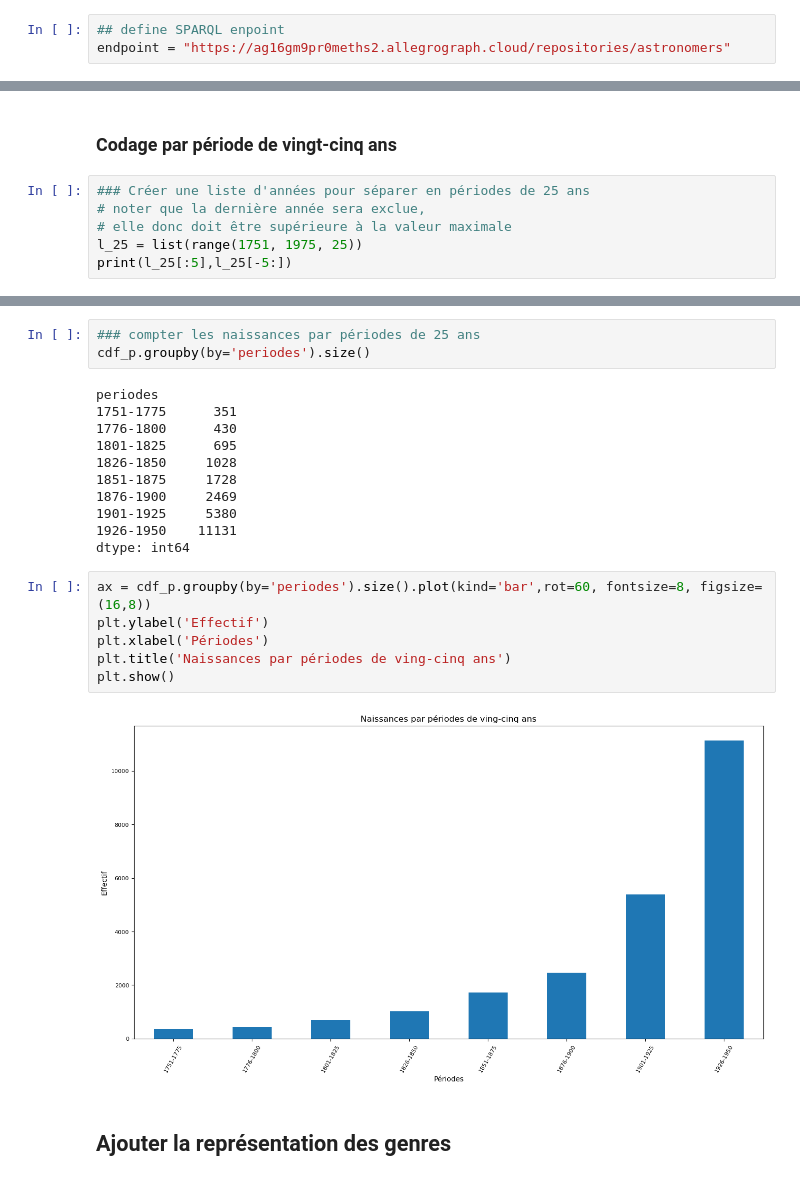
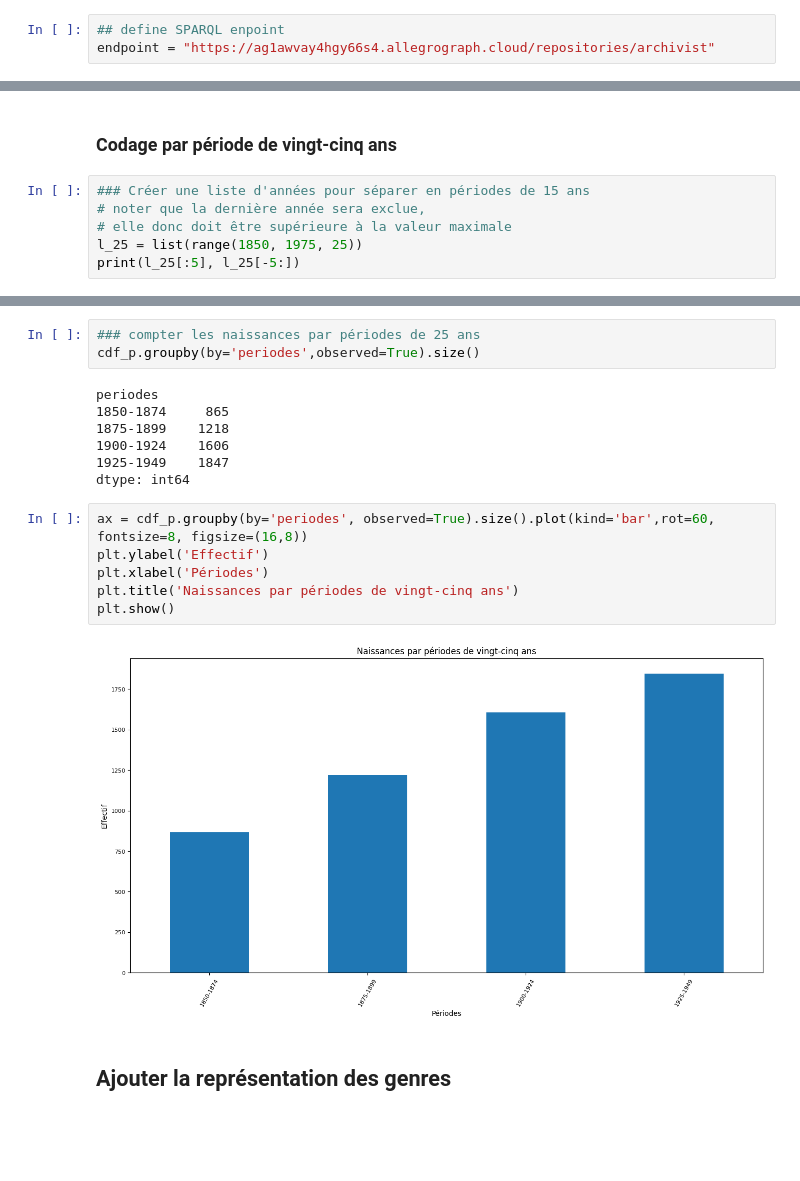
Before and after one commit to mroylem/archivist, a Jupyter notebook: sparqlnotebook/wdt_distribution_naissances_triplestore.ipynb, the cells around one changed output, grey strips where cells are left out. Drawn from its saved outputs; the diff is of its cells as text; blank space fills up the shorter version.

Commit message:
Distribution par naissance
Create the doc

```diff
--- a/sparqlnotebook/wdt_distribution_naissances_triplestore.ipynb
+++ b/sparqlnotebook/wdt_distribution_naissances_triplestore.ipynb
@@ -47,7 +47,7 @@ import sparql_functions as spqf
 On exécute la requête grâce à une fonction de la librairie locale qui réalise la mise en forme
 # %%
 ## define SPARQL enpoint
-endpoint = "https://ag16gm9pr0meths2.allegrograph.cloud/repositories/astronomers"
+endpoint = "https://ag1awvay4hgy66s4.allegrograph.cloud/repositories/archivist"
 # %%
 query = """
 PREFIX wd: <http://www.wikidata.org/entity/>
@@ -228,9 +228,9 @@ print(min(cdf_p['birthYear']), max(cdf_p['birthYear']))
 # %% [markdown]
 ### Codage par période de vingt-cinq ans
 # %%
-### Créer une liste d'années pour séparer en périodes de 25 ans
+### Créer une liste d'années pour séparer en périodes de 15 ans
 # noter que la dernière année sera exclue,
 # elle donc doit être supérieure à la valeur maximale
-l_25 = list(range(1751, 1975, 25))
-print(l_25[:5],l_25[-5:])
+l_25 = list(range(1850, 1975, 25))
+print(l_25[:5], l_25[-5:])
 # %% [output]
@@ -256,25 +256,21 @@ cdf_p.head(3)
 # %%
 ### compter les naissances par périodes de 25 ans
-cdf_p.groupby(by='periodes').size()
+cdf_p.groupby(by='periodes',observed=True).size()
 # %% [output]
 periodes
-1751-1775      351
-1776-1800      430
-1801-1825      695
-1826-1850     1028
-1851-1875     1728
-1876-1900     2469
-1901-1925     5380
-1926-1950    11131
+1850-1874     865
+1875-1899    1218
+1900-1924    1606
+1925-1949    1847
 dtype: int64
 # %%
-ax = cdf_p.groupby(by='periodes').size().plot(kind='bar',rot=60, fontsize=8, figsize=(16,8))
+ax = cdf_p.groupby(by='periodes', observed=True).size().plot(kind='bar',rot=60, fontsize=8, figsize=(16,8))
 plt.ylabel('Effectif')
 plt.xlabel('Périodes')
-plt.title('Naissances par périodes de ving-cinq ans')
+plt.title('Naissances par périodes de vingt-cinq ans')
 plt.show()
 # %% [output]
-[figure, old version]
+[figure, new version]
 # %% [markdown]
 ## Ajouter la représentation des genres
 # %%
```
Also changed, not shown: parts of 25 cells of this notebook.
